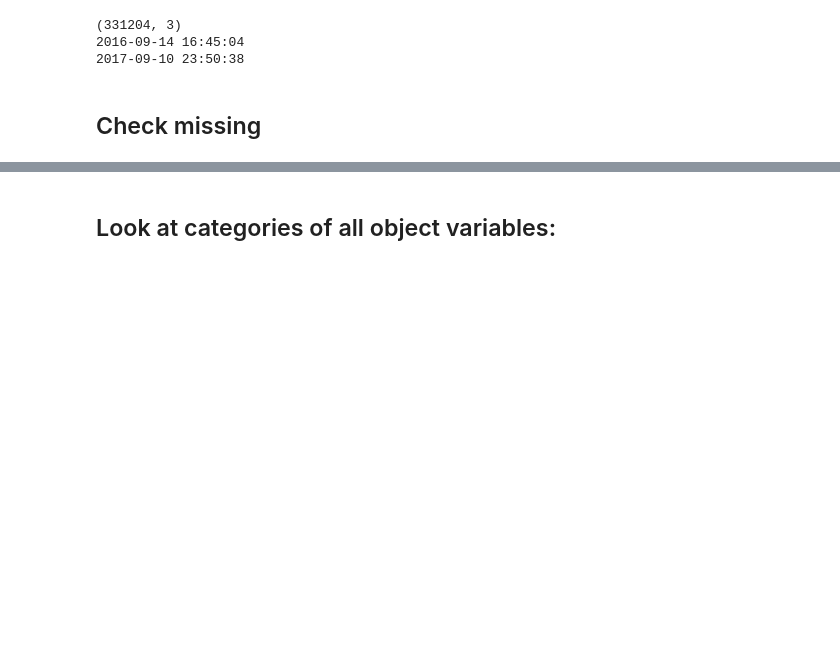
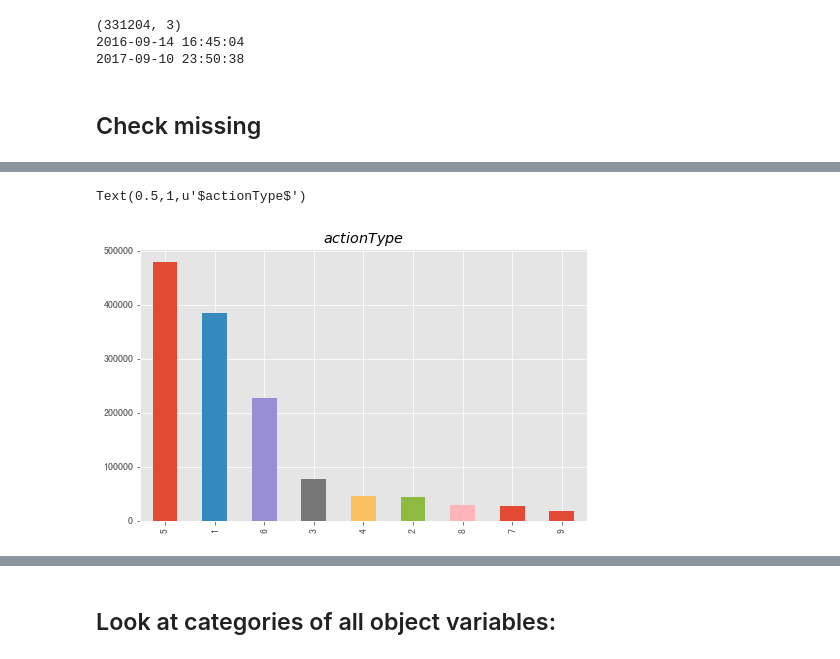
Before and after one commit to WastonYuan/first-blood, a Jupyter notebook: cutoutsy/higuides.ipynb, the cells around one changed output, grey strips where cells are left out. Saved outputs shown, nothing was run; the diff lists cells and outputs as text; code cells hidden in the pictures; blank space fills up the shorter version.

```diff
--- a/cutoutsy/higuides.ipynb
+++ b/cutoutsy/higuides.ipynb
@@ -60,0 +97,6 @@ dtype: int64
+# %%
+action_train['actionType'].value_counts().plot(kind='bar', figsize=(8, 5))
+plt.title('$actionType$')
+# %% [output]
+Text(0.5,1,u'$actionType$')
+[figure, added]
```
Also changed, not shown: parts of 37 cells of this notebook, 5 other files.
